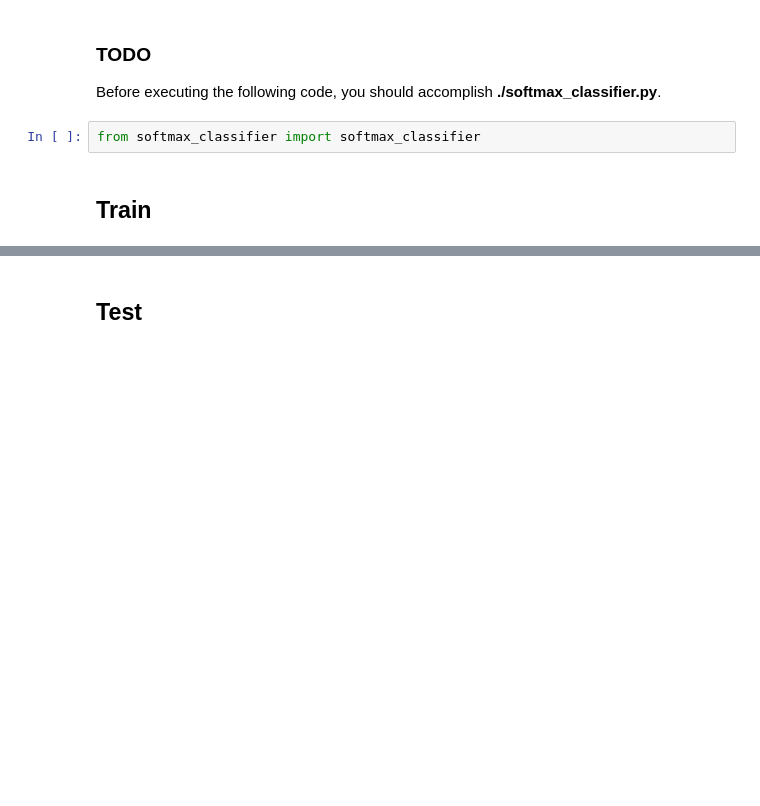
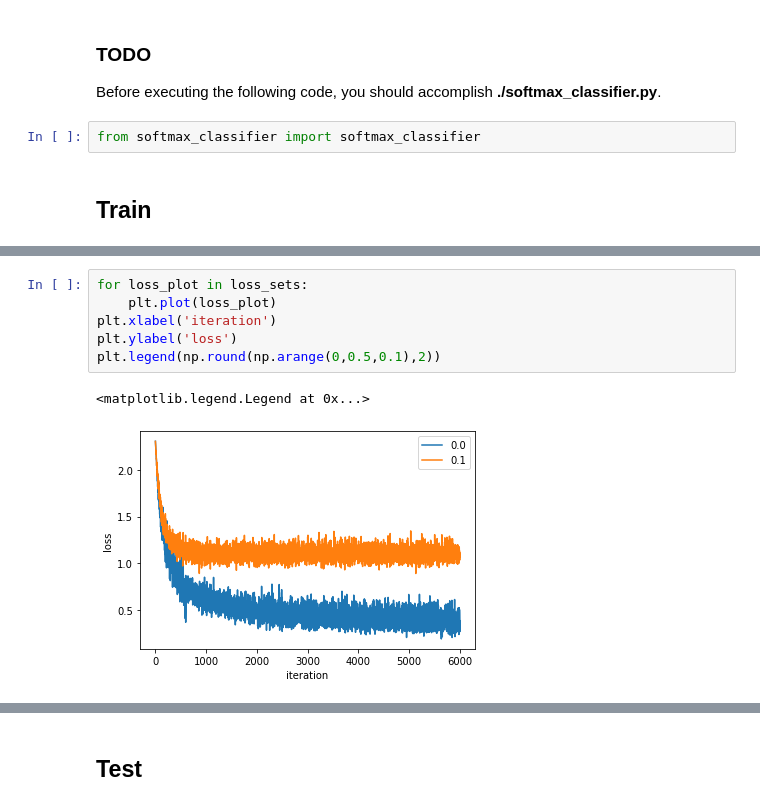
Before and after one commit to easilylazy/pattern-recognition, a Jupyter notebook: homework-12345/homework-2/homework2-softmax/homework2-softmax.ipynb, the cells around one changed output, grey strips where cells are left out. Drawn from its saved outputs; the diff is of its cells as text; blank space fills up the shorter version.

```diff
--- a/homework-12345/homework-2/homework2-softmax/homework2-softmax.ipynb
+++ b/homework-12345/homework-2/homework2-softmax/homework2-softmax.ipynb
@@ -119,0 +165,9 @@ Epoch [9][10]    Batch [500][600]        Training Loss 1.9075    Accuracy 0.6600
+# %%
+for loss_plot in loss_sets:
+    plt.plot(loss_plot)
+plt.xlabel('iteration')
+plt.ylabel('loss')
+plt.legend(np.round(np.arange(0,0.5,0.1),2))
+# %% [output]
+<matplotlib.legend.Legend at 0x...>
+[figure, added]
```
Also changed, not shown: parts of 12 cells of this notebook, 1 other file.
